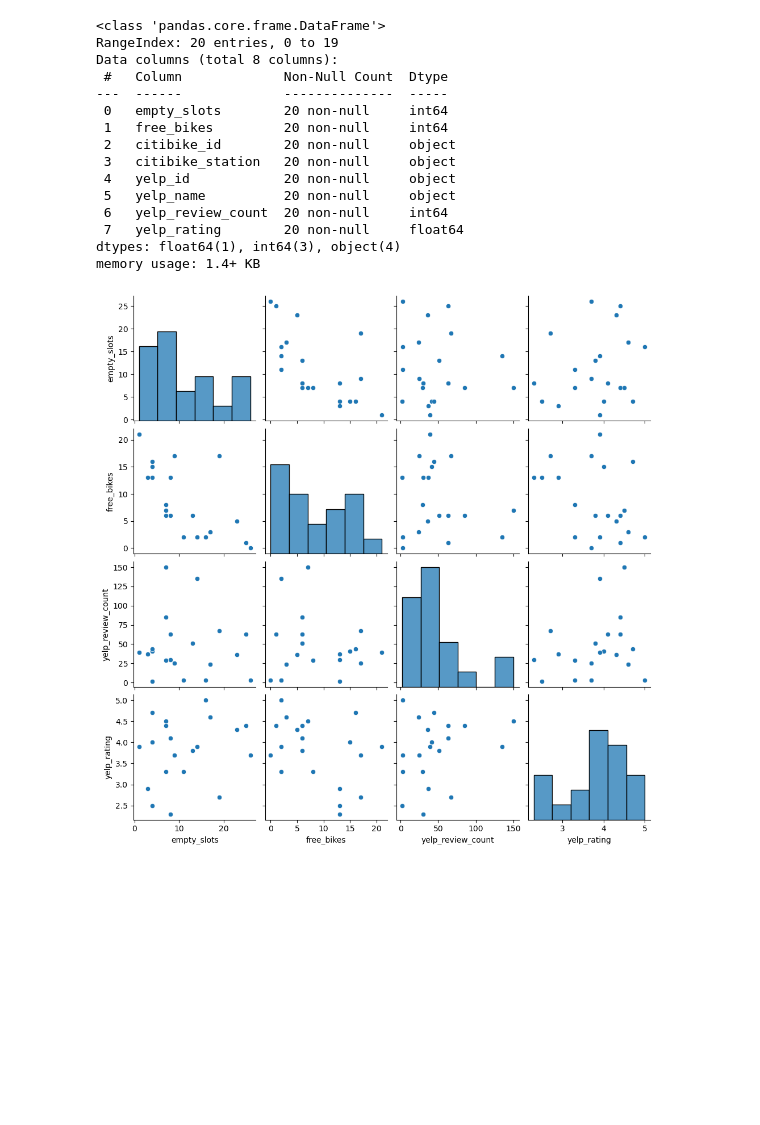
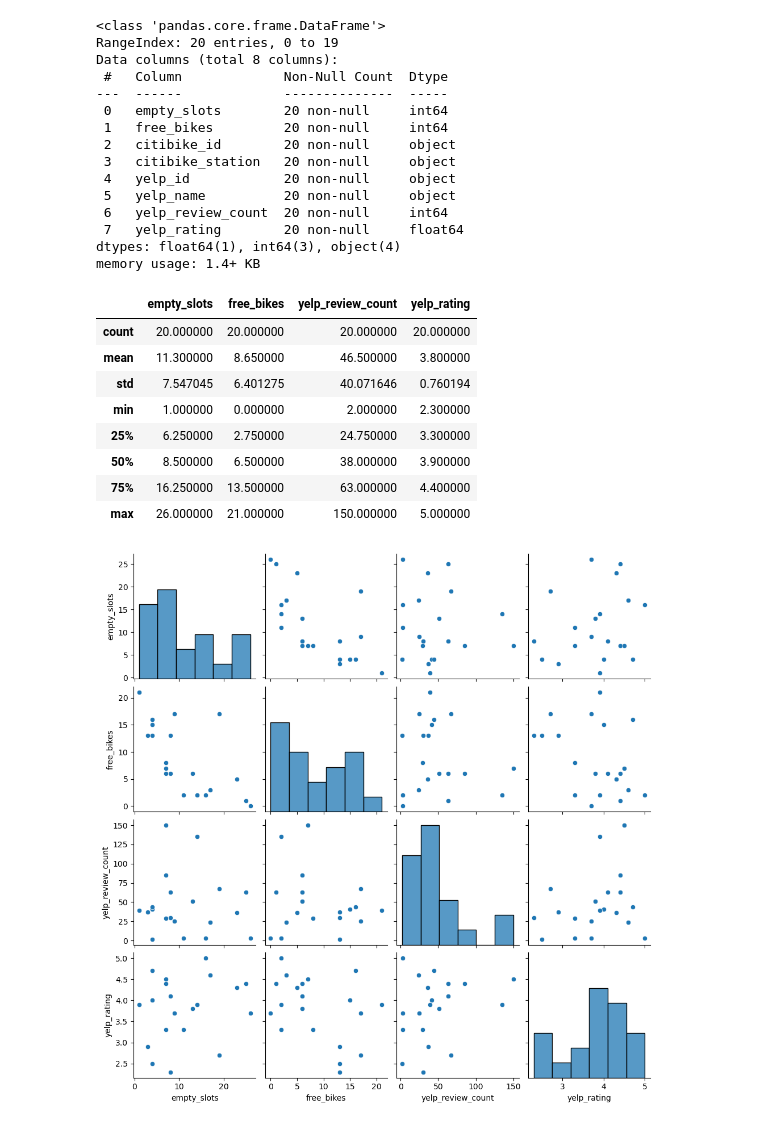
Before and after one commit to adrianyau/Python-Statistical-Modeling, a Jupyter notebook: notebooks/model_building.ipynb, the cells around one changed output. Saved outputs shown, nothing was run; the diff lists cells and outputs as text; code cells hidden in the pictures; blank space fills up the shorter version.

```diff
--- a/notebooks/model_building.ipynb
+++ b/notebooks/model_building.ipynb
@@ -29,6 +29,18 @@ Data columns (total 8 columns):
  7   yelp_rating        20 non-null     float64
 dtypes: float64(1), int64(3), object(4)
 memory usage: 1.4+ KB
+# %%
+df_model.describe()
+# %% [output]
+|  | empty_slots | free_bikes | yelp_review_count | yelp_rating |
+| count | 20.000000 | 20.000000 | 20.000000 | 20.000000 |
+| mean | 11.300000 | 8.650000 | 46.500000 | 3.800000 |
+| std | 7.547045 | 6.401275 | 40.071646 | 0.760194 |
+| min | 1.000000 | 0.000000 | 2.000000 | 2.300000 |
+| 25% | 6.250000 | 2.750000 | 24.750000 | 3.300000 |
+| 50% | 8.500000 | 6.500000 | 38.000000 | 3.900000 |
+| 75% | 16.250000 | 13.500000 | 63.000000 | 4.400000 |
+| max | 26.000000 | 21.000000 | 150.000000 | 5.000000 |
 # %%
 sns.pairplot(df_model) #Visualize pair of variables in the dataset via scatterplot.
 plt.show()
```
Also changed, not shown: parts of 1 cell of this notebook.
